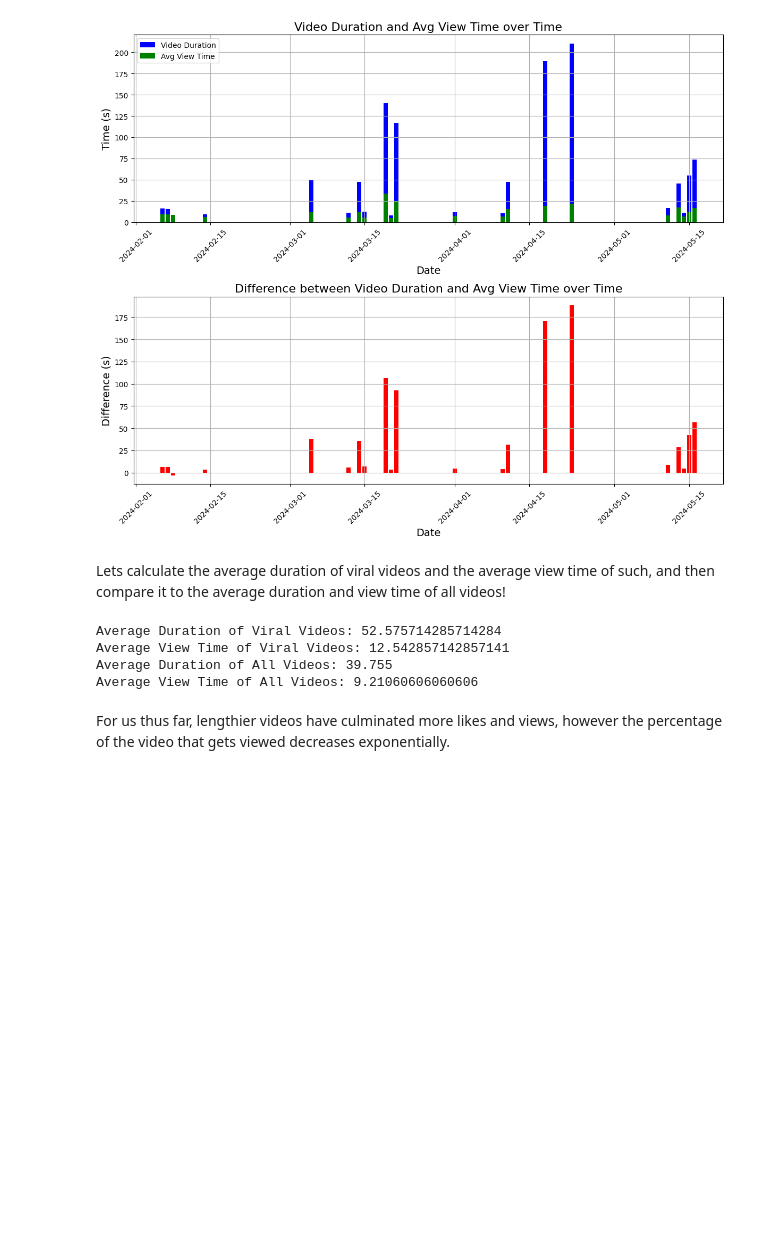
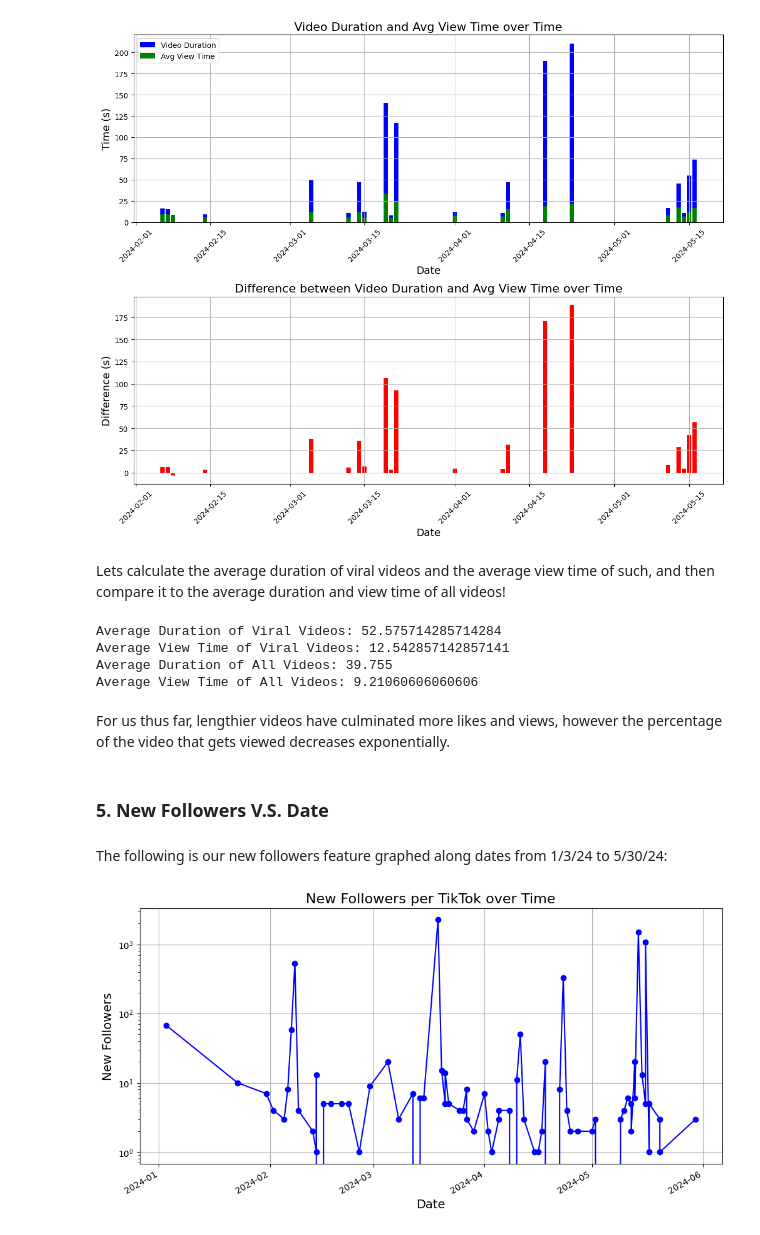
Before and after one commit to hjake22/washusocial24summerintern, a Jupyter notebook: exploringTikTokAnalytics.ipynb, the cells around one changed output. Cells and saved outputs as stored; diff of their text form; code cells hidden in the pictures; blank space fills up the shorter version.

```diff
--- a/exploringTikTokAnalytics.ipynb
+++ b/exploringTikTokAnalytics.ipynb
@@ -685,3 +688,26 @@ Average Duration of All Videos: 39.755
 Average View Time of All Videos: 9.21060606060606
 # %% [markdown]
 For us thus far, lengthier videos have culminated more likes and views, however the percentage of the video that gets viewed decreases exponentially.
+# %% [markdown]
+### 5. New Followers V.S. Date
+# %% [markdown]
+The following is our new followers feature graphed along dates from 1/3/24 to 5/30/24:
+# %%
+# Plot 'New Followers' vs 'Date'
+plt.figure(figsize=(12, 6))  # Set the figure size
+plt.plot(df['Date'], df['New Followers'], marker='o', linestyle='-', color='blue')
+
+# Formatting
+plt.title('New Followers per TikTok over Time', fontsize=16)
+plt.xlabel('Date', fontsize=14)
+plt.ylabel('New Followers', fontsize=14)
+plt.grid(True)
+plt.yscale('log')
+
+# Rotate date labels for better readability
+plt.gcf().autofmt_xdate()
+
+# Show plot
+plt.show()
+# %% [output]
+[figure, added]
```
Also changed, not shown: parts of 23 cells of this notebook.
